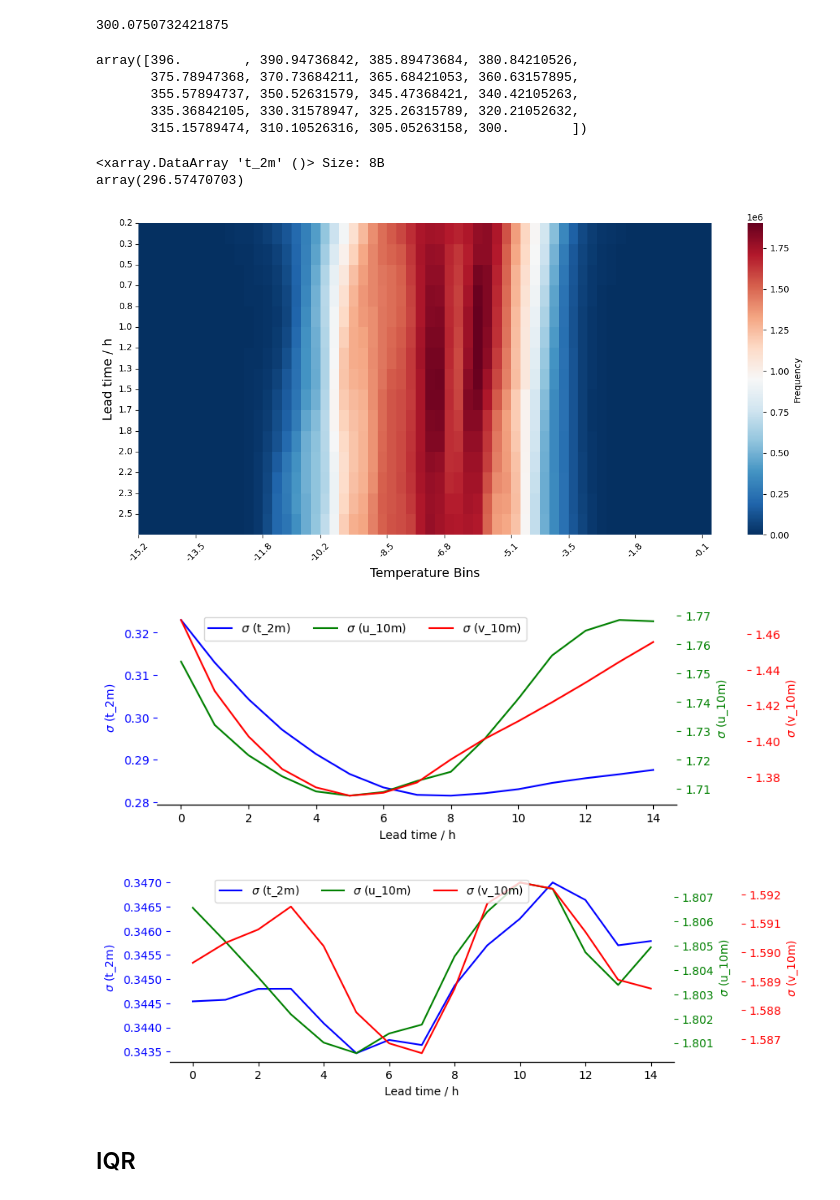
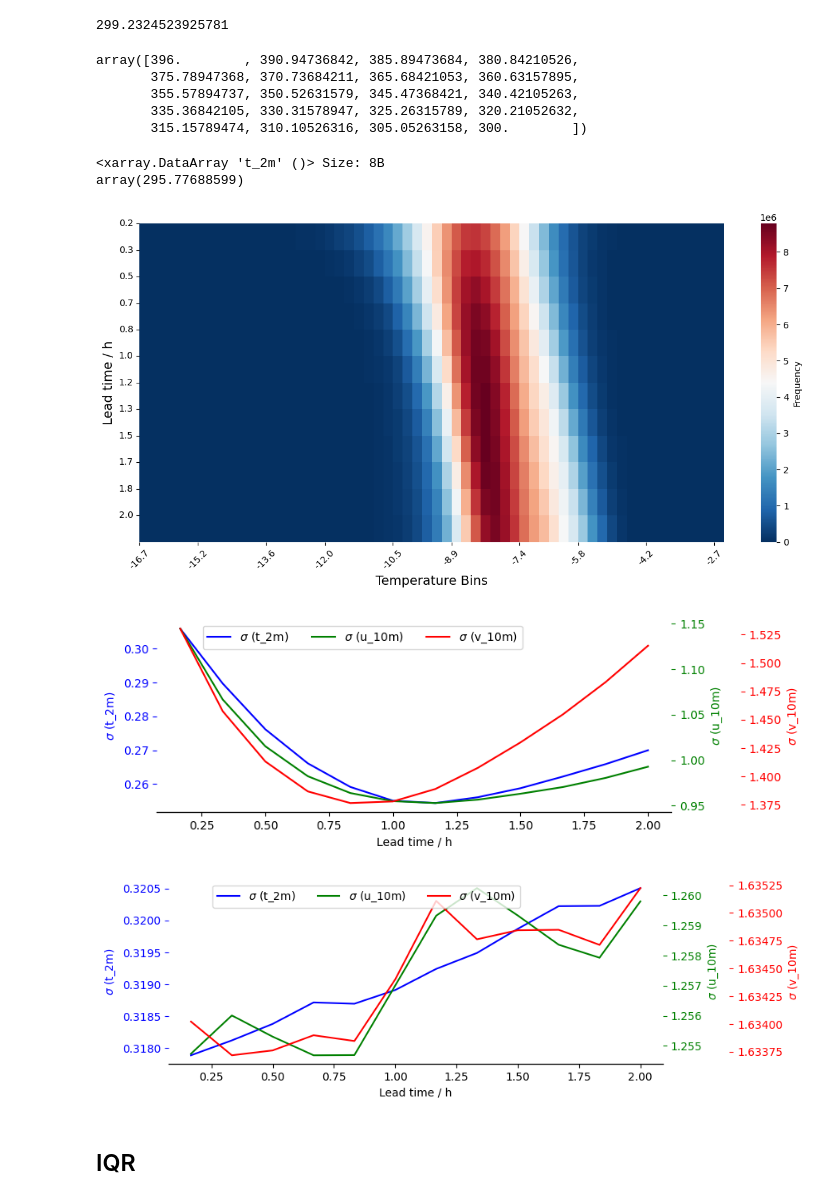
Before and after one commit to observingClouds/mllam-exps-ShCu, a Jupyter notebook: analysis/RMSE.ipynb, the cells around one changed output. Drawn from its saved outputs; the diff is of its cells as text; code cells hidden in the pictures.

Commit message:
improve figures

```diff
--- a/analysis/RMSE.ipynb
+++ b/analysis/RMSE.ipynb
@@ -5,12 +5,13 @@ import datetime as dt
 import tqdm
 import numpy as np
 import matplotlib.pyplot as plt
+import seaborn as sns
 
 # Load predictions
-predictions = xr.open_dataset("/dcai/projects01/cu_0003/user_space/has/predictions.zarr", engine="zarr")
+predictions = xr.open_dataset("../example_loamy_raid", engine="zarr")
 
 # Load ground truth
-ground_truth = xr.open_dataset("/dcai/projects01/cu_0003/user_space/has/git-repos/mllam/mllam-exps-ShCu3/data/datastore.interior.zarr", engine="zarr")
+ground_truth = xr.open_dataset("../data/datastore.interior.domain03.zarr", engine="zarr")
 # %%
 def combine_state_features(ds):
     """
@@ -36,7 +37,7 @@ combined_predictions = combine_state_features(predictions)
 combined_ground_truth = combine_state_features(ground_truth)
 # %%
 frequency = "1h"  # Frequency of forecasts
-length_of_forecast = 15  # Length of forecast in time steps
+length_of_forecast = 12  # Length of forecast in time steps
 # %%
 combined_predictions
 # %% [output]
@@ -62,4 +60,6 @@ Data variables:
 # %%
+pcollection = []
+rcollection = []
 for forecast, init_time in enumerate(tqdm.tqdm(pd.date_range(
         start=predictions.start_time.min().values,
         end=predictions.start_time.max().values,
@@ -79,9 +79,8 @@ for forecast, init_time in enumerate(tqdm.tqdm(pd.date_range(
     reference = ground_truth.rename({'time': 'leadtime',}).expand_dims('forecast').drop_vars(['state_feature', 'state_feature_long_name', 'state_feature_units', 'state_feature_source_dataset'])
     reference = reference.assign_coords({'leadtime': pd.date_range(start=init_time+dt.timedelta(minutes=10), periods=length_of_forecast, freq='10min') - init_time})
 
-    if forecast == 0:
-        p = preds
-        r = reference
-    else:
-        p = xr.concat([p, preds], dim='forecast')
-        r = xr.concat([r, reference], dim='forecast')
+
+    pcollection.append(preds)
+    rcollection.append(reference)
+p = xr.concat( pcollection, dim='forecast')
+r = xr.concat( rcollection, dim='forecast')
@@ -229,7 +219,7 @@ plt.show()
 # %%
 float(np.max(p['t_2m']))
 # %% [output]
-300.0750732421875
+299.2324523925781
 # %%
 np.linspace(396, 300, 20)
 # %% [output]
@@ -242,7 +232,7 @@ array([396.        , 390.94736842, 385.89473684, 380.84210526,
 np.min(p['t_2m'])
 # %% [output]
 <xarray.DataArray 't_2m' ()> Size: 8B
-array(296.57470703)
+array(295.77688599)
 # %%
 import xarray as xr
 import numpy as np
@@ -297,27 +287,27 @@ def plot_hovmoller_temperature_histogram(ds, temp_var='t_2m', num_bins=40):
 p_ = p.assign_coords(leadtime=p.leadtime.dt.total_seconds() / (60 * 60))[['t_2m', 'u_10m', 'v_10m']]
 plot_hovmoller_temperature_histogram(p_, temp_var='u_10m', num_bins=60)
 # %% [output]
-[figure, old version]
+[figure, new version]
 # %%
 std = p_.std(dim=['forecast', 'grid_index'])
 # %%
 fig, ax1 = plt.subplots(figsize=(8, 3))
 
 # Plot t_2m on the first y-axis
-ax1.plot(std['t_2m'], label=r'$\sigma$ (t_2m)', color='blue')
+ax1.plot(std.leadtime, std['t_2m'], label=r'$\sigma$ (t_2m)', color='blue')
 ax1.set_ylabel(r'$\sigma$ (t_2m)', color='blue')
 ax1.tick_params(axis='y', labelcolor='blue', colors='blue')
 
 # Create a second y-axis for u_10m
 ax2 = ax1.twinx()
-ax2.plot(std['u_10m'], label=r'$\sigma$ (u_10m)', color='green')
+ax2.plot(std.leadtime, std['u_10m'], label=r'$\sigma$ (u_10m)', color='green')
 ax2.set_ylabel(r'$\sigma$ (u_10m)', color='green')
 ax2.tick_params(axis='y', labelcolor='green', colors='green')
 
 # Create a third y-axis for v_10m
 ax3 = ax1.twinx()
 ax3.spines['right'].set_position(('outward', 60))  # Offset the third y-axis
-ax3.plot(std['v_10m'], label=r'$\sigma$ (v_10m)', color='red')
+ax3.plot(std.leadtime,std['v_10m'], label=r'$\sigma$ (v_10m)', color='red')
 ax3.set_ylabel(r'$\sigma$ (v_10m)', color='red')
 ax3.tick_params(axis='y', labelcolor='red', colors='red')
 
@@ -329,4 +319,4 @@ fig.legend(loc='upper center', bbox_to_anchor=(0.4, 1.), ncol=3, bbox_transform=
 
 sns.despine(left=True)
 # %% [output]
-[figure, old version]
+[figure, new version]
@@ -333,33 +325,32 @@ sns.despine(left=True)
 # %%
-std = r.std(dim=['forecast', 'grid_index'])
 fig, ax1 = plt.subplots(figsize=(8, 3))
 
 # Plot t_2m on the first y-axis
-ax1.plot(std['t_2m'], label=r'$\sigma$ (t_2m)', color='blue')
+ax1.plot(std.leadtime.dt.total_seconds() / (60 * 60), std['t_2m'], label=r'$\sigma$ (t_2m)', color='blue')
 ax1.set_ylabel(r'$\sigma$ (t_2m)', color='blue')
 ax1.tick_params(axis='y', labelcolor='blue', colors='blue')
 
 # Create a second y-axis for u_10m
 ax2 = ax1.twinx()
-ax2.plot(std['u_10m'], label=r'$\sigma$ (u_10m)', color='green')
+ax2.plot(std.leadtime.dt.total_seconds() / (60 * 60), std['u_10m'], label=r'$\sigma$ (u_10m)', color='green')
 ax2.set_ylabel(r'$\sigma$ (u_10m)', color='green')
 ax2.tick_params(axis='y', labelcolor='green', colors='green')
 
 # Create a third y-axis for v_10m
 ax3 = ax1.twinx()
 ax3.spines['right'].set_position(('outward', 60))  # Offset the third y-axis
-ax3.plot(std['v_10m'], label=r'$\sigma$ (v_10m)', color='red')
+ax3.plot(std.leadtime.dt.total_seconds() / (60 * 60), std['v_10m'], label=r'$\sigma$ (v_10m)', color='red')
 ax3.set_ylabel(r'$\sigma$ (v_10m)', color='red')
 ax3.tick_params(axis='y', labelcolor='red', colors='red')
 
 # Set x-axis label
 ax1.set_xlabel('Lead time / h')
 
 # Add a legend
 fig.legend(loc='upper center', bbox_to_anchor=(0.4, 1.), ncol=3, bbox_transform=ax3.transAxes)
 
 sns.despine(left=True)
 # %% [output]
-[figure, old version]
+[figure, new version]
 # %% [markdown]
 ## IQR
```
Also changed, not shown: parts of 11 cells of this notebook.
